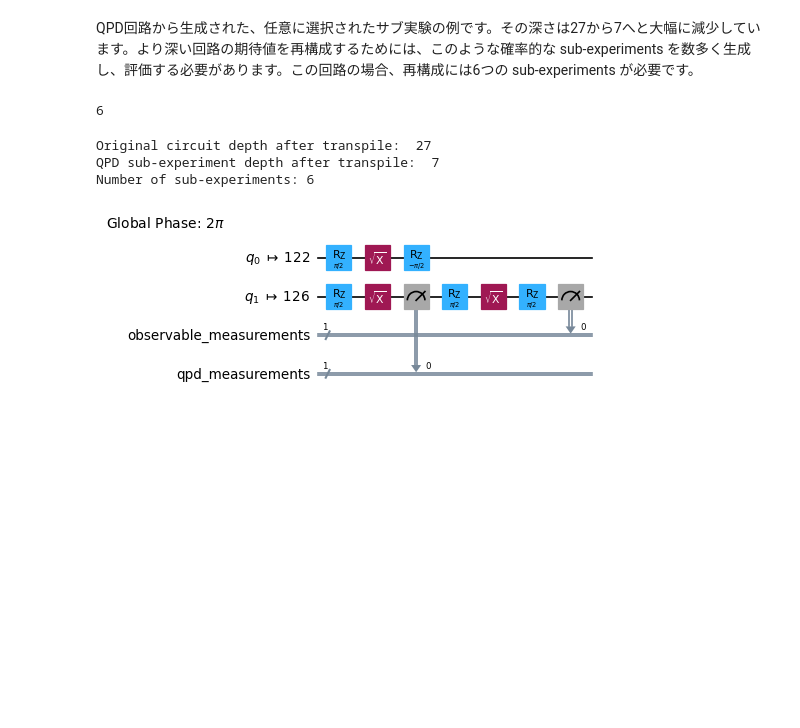
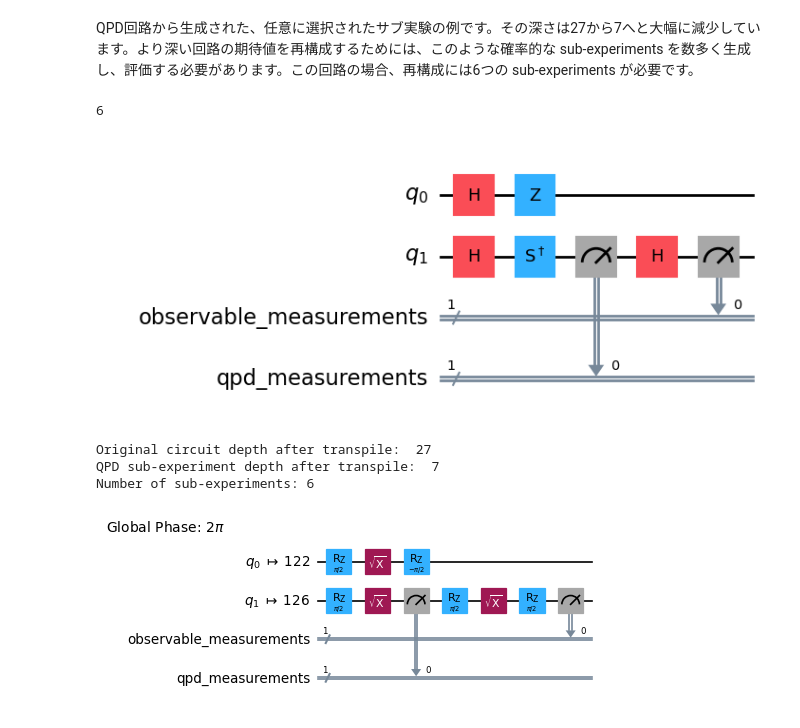
Before and after one commit to quantum-tokyo/ibm-quantum-challenge-textbook, a Jupyter notebook: src/2024-spring-lab3-circuit-knitting-ja.ipynb, the cells around one changed output. Saved outputs shown, nothing was run; the diff lists cells and outputs as text; code cells hidden in the pictures; blank space fills up the shorter version.

```diff
--- a/src/2024-spring-lab3-circuit-knitting-ja.ipynb
+++ b/src/2024-spring-lab3-circuit-knitting-ja.ipynb
@@ -195,6 +195,10 @@ QPD回路から生成された、任意に選択されたサブ実験の例で
 len(sub_experiments)
 # %% [output]
 6
+# %%
+sub_experiments[5].draw('mpl')
+# %% [output]
+[figure, added]
 # %%
 # Transpile the circuit
 pm = generate_preset_pass_manager(backend=backend, optimization_level=1, initial_layout=layout, seed_transpiler=0)
```
Also changed, not shown: parts of 3 cells of this notebook.
